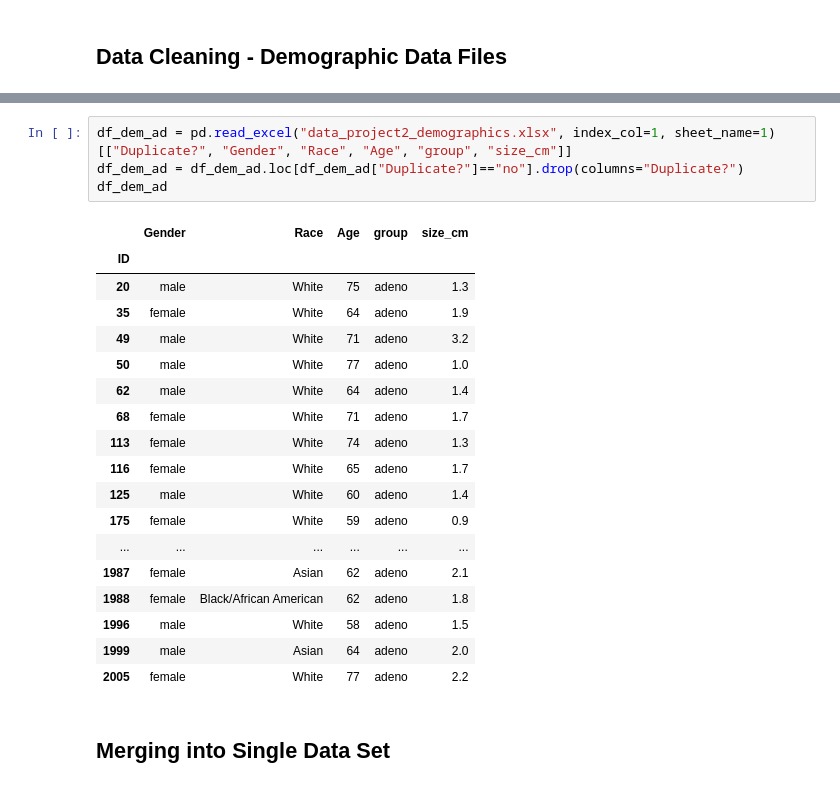
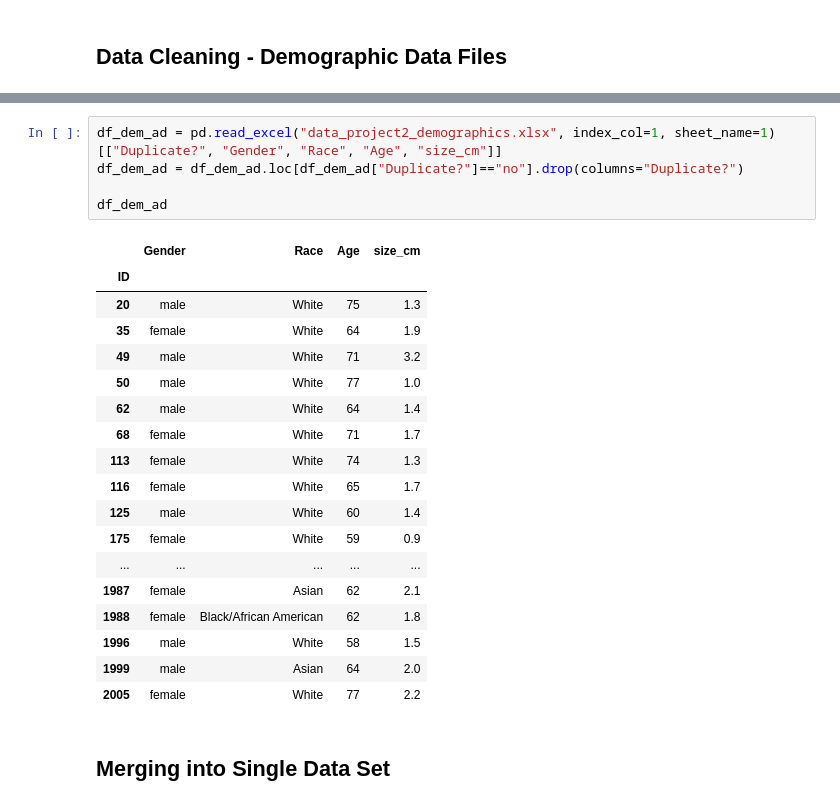
Before and after one commit to ChaojieZhang-cz/BuffyCoatTranscriptome, a Jupyter notebook: project2_DataCleaning.ipynb, the cells around one changed output, grey strips where cells are left out. Saved outputs shown, nothing was run; the diff lists cells and outputs as text.

```diff
--- a/project2_DataCleaning.ipynb
+++ b/project2_DataCleaning.ipynb
@@ -239,26 +244,27 @@ df_dem_gran
 # %%
-df_dem_ad = pd.read_excel("data_project2_demographics.xlsx", index_col=1, sheet_name=1)[["Duplicate?", "Gender", "Race", "Age", "group", "size_cm"]]
+df_dem_ad = pd.read_excel("data_project2_demographics.xlsx", index_col=1, sheet_name=1)[["Duplicate?", "Gender", "Race", "Age", "size_cm"]]
 df_dem_ad = df_dem_ad.loc[df_dem_ad["Duplicate?"]=="no"].drop(columns="Duplicate?")
+
 df_dem_ad
 # %% [output]
-|  | Gender | Race | Age | group | size_cm |
-| ID |  |  |  |  |  |
-| 20 | male | White | 75 | adeno | 1.3 |
-| 35 | female | White | 64 | adeno | 1.9 |
-| 49 | male | White | 71 | adeno | 3.2 |
-| 50 | male | White | 77 | adeno | 1.0 |
-| 62 | male | White | 64 | adeno | 1.4 |
-| 68 | female | White | 71 | adeno | 1.7 |
-| 113 | female | White | 74 | adeno | 1.3 |
-| 116 | female | White | 65 | adeno | 1.7 |
-| 125 | male | White | 60 | adeno | 1.4 |
-| 175 | female | White | 59 | adeno | 0.9 |
-| ... | ... | ... | ... | ... | ... |
-| 1987 | female | Asian | 62 | adeno | 2.1 |
-| 1988 | female | Black/African American | 62 | adeno | 1.8 |
-| 1996 | male | White | 58 | adeno | 1.5 |
-| 1999 | male | Asian | 64 | adeno | 2.0 |
-| 2005 | female | White | 77 | adeno | 2.2 |
+|  | Gender | Race | Age | size_cm |
+| ID |  |  |  |  |
+| 20 | male | White | 75 | 1.3 |
+| 35 | female | White | 64 | 1.9 |
+| 49 | male | White | 71 | 3.2 |
+| 50 | male | White | 77 | 1.0 |
+| 62 | male | White | 64 | 1.4 |
+| 68 | female | White | 71 | 1.7 |
+| 113 | female | White | 74 | 1.3 |
+| 116 | female | White | 65 | 1.7 |
+| 125 | male | White | 60 | 1.4 |
+| 175 | female | White | 59 | 0.9 |
+| ... | ... | ... | ... | ... |
+| 1987 | female | Asian | 62 | 2.1 |
+| 1988 | female | Black/African American | 62 | 1.8 |
+| 1996 | male | White | 58 | 1.5 |
+| 1999 | male | Asian | 64 | 2.0 |
+| 2005 | female | White | 77 | 2.2 |
 # %% [markdown]
 ## Merging into Single Data Set
 # %%
```
Also changed, not shown: parts of 14 cells of this notebook, 3 other files.
